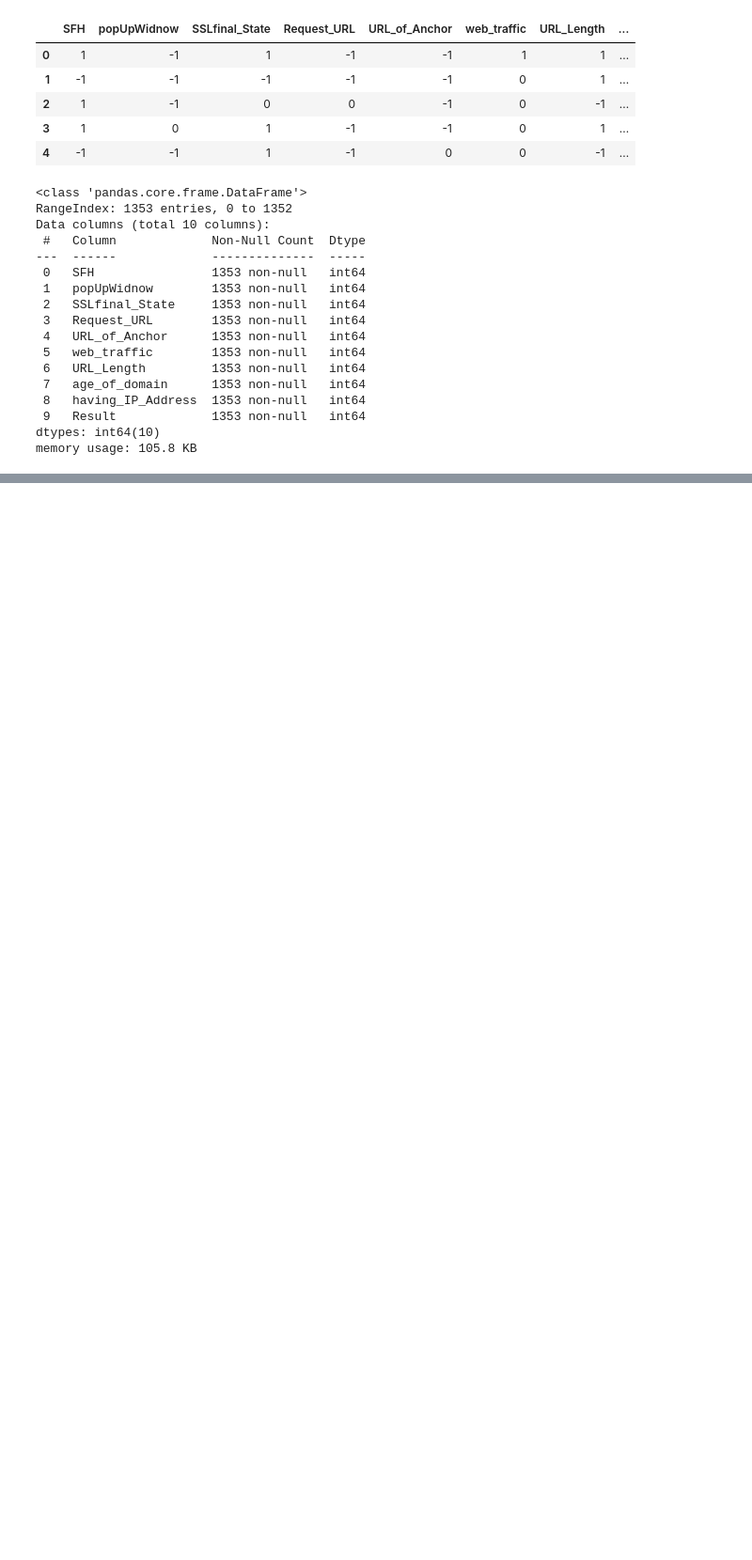
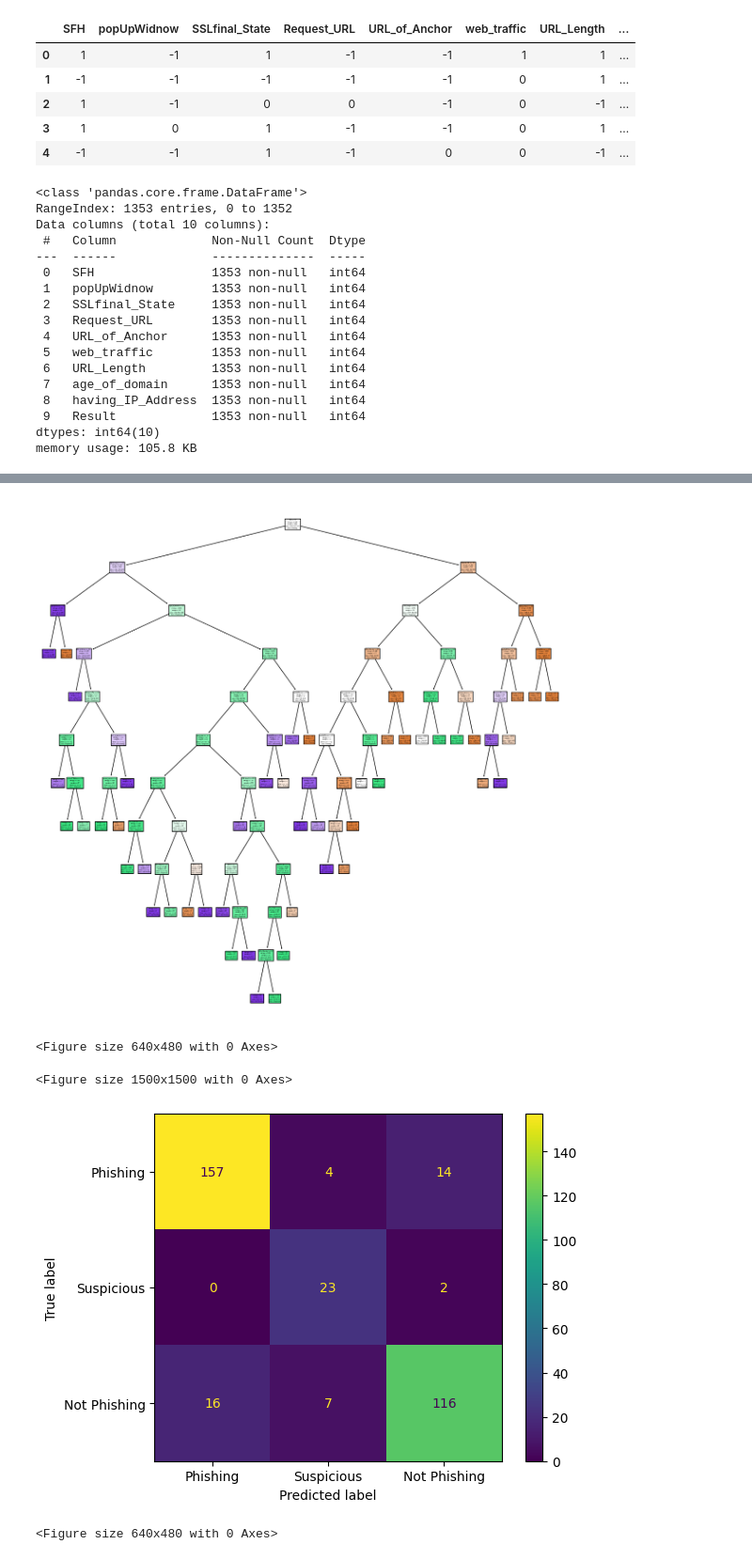
Before and after one commit to AlexCawl/DataAnalysis-lab-1, a Jupyter notebook: labs/lab_2/jupyter/exploring.ipynb, the cells around one changed output, grey strips where cells are left out. Shown at 94% size. Saved outputs shown, nothing was run; the diff lists cells and outputs as text; code cells hidden in the pictures; blank space fills up the shorter version.

```diff
--- a/labs/lab_2/jupyter/exploring.ipynb
+++ b/labs/lab_2/jupyter/exploring.ipynb
@@ -51,0 +90,23 @@ dataframe.corr()
+# %%
+from sklearn.metrics import accuracy_score, confusion_matrix, classification_report
+from sklearn.tree import DecisionTreeClassifier
+from sklearn.model_selection import GridSearchCV
+
+tree_param = [{'criterion': ['entropy', 'gini'], 'max_depth': [i for i in range(1, 14)],
+               'min_samples_leaf': [i for i in range(2, 16, 2)],
+               'max_leaf_nodes': [i for i in range(2, 50, 2)]}]
+
+dtc_model = GridSearchCV(DecisionTreeClassifier(), tree_param, cv=12)
+dtc_model.fit(X=X_train.values, y=y_train)
+
+prediction = dtc_model.best_estimator_.predict(X_test)
+score = accuracy_score(y_test, prediction)
+_confusion_matrix = confusion_matrix(y_test, prediction)
+_classification_report = classification_report(y_test, prediction)
+
+print(f'Confusion Matrix:\n{_confusion_matrix}\n{"-" * 100}\n'
+      f'Classification report:\n{_classification_report}\n{"-" * 100}\n')
+print(f'Лучшие найденные коэффициенты важности: {dtc_model.best_estimator_.feature_importances_}')
+print(f'Лучшие найденные параметры: {dtc_model.best_estimator_}')
+print(f'Точность на тренировочных данных: {round(dtc_model.best_score_ * 100, 2)}')
+print(f'Точность на тестовых данных: {round(score * 100, 2)}')
@@ -51,0 +131,24 @@ dataframe.corr()
+# %%
+from sklearn.metrics import ConfusionMatrixDisplay
+from sklearn.tree import plot_tree
+from matplotlib import pyplot as plt
+
+features = ["SFH", "popUpWidnow", "SSLfinal_State", "Request_URL", "URL_of_Anchor", "web_traffic", "URL_Length",
+            "age_of_domain", "having_IP_Address"]
+classes = ["Phishing", "Suspicious", "Not Phishing"]
+
+plt.figure(figsize=(15, 15))
+plot_tree(dtc_model.best_estimator_, feature_names=features, class_names=classes, filled=True)
+plt.show()
+plt.clf()
+
+plt.figure(figsize=(15, 15))
+ConfusionMatrixDisplay.from_estimator(dtc_model.best_estimator_, X_test, y_test, display_labels=classes)
+plt.show()
+plt.clf()
+# %% [output]
+[figure, added]
+<Figure size 640x480 with 0 Axes>
+<Figure size 1500x1500 with 0 Axes>
+[figure, added]
+<Figure size 640x480 with 0 Axes>
```
Also changed, not shown: parts of 4 cells of this notebook, 1 other file.
